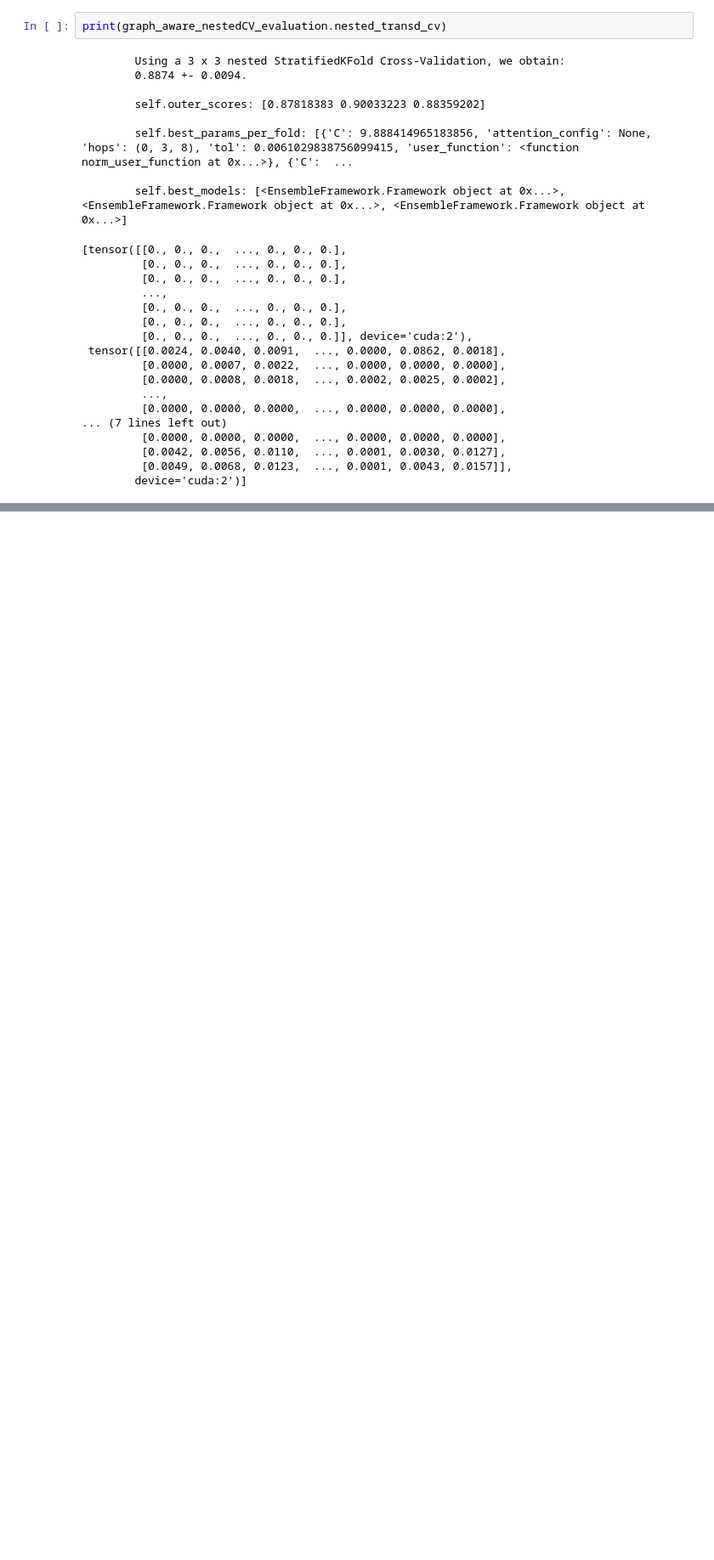
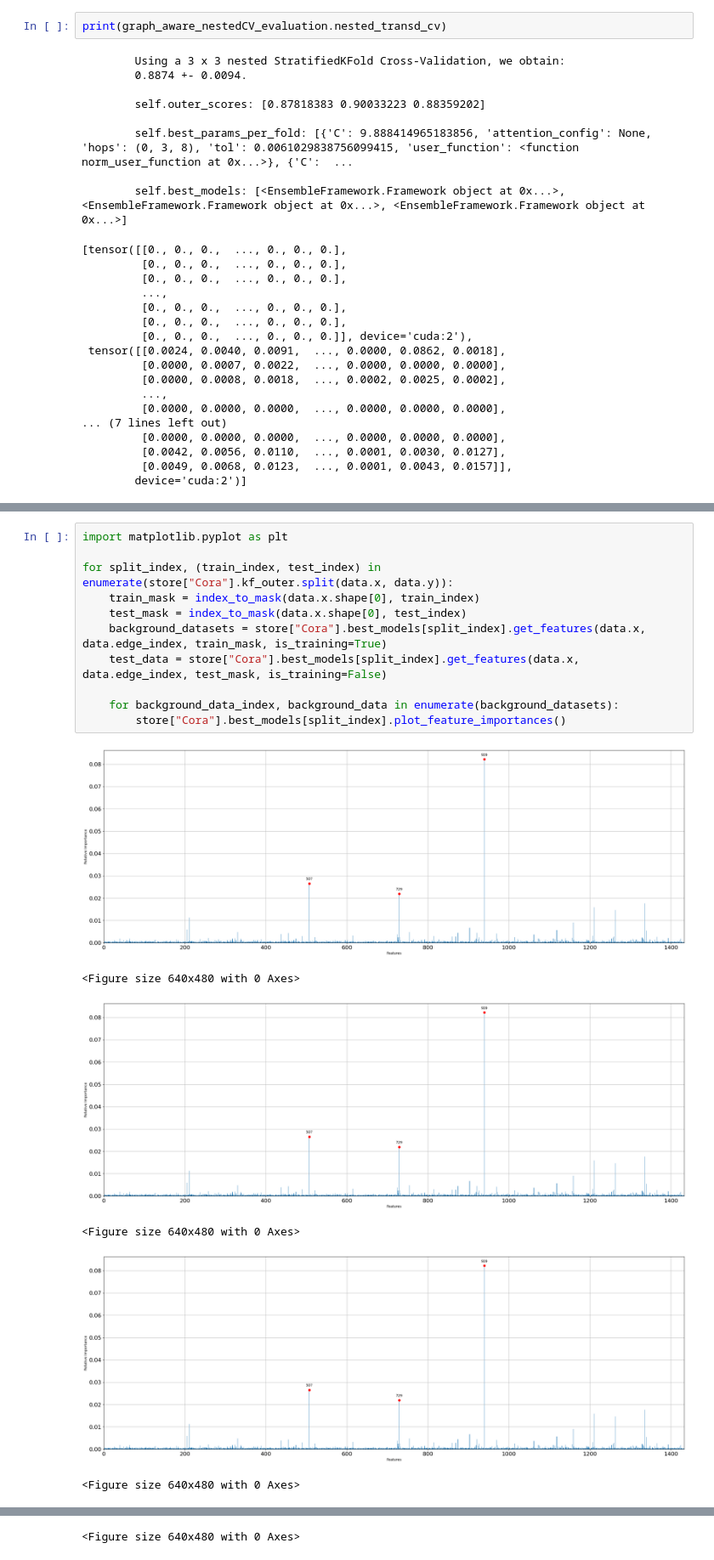
Before and after one commit to danielwalke/GraphAware, a Jupyter notebook: TransductiveGraphAware.ipynb, the cells around one changed output, grey strips where cells are left out. Shown at 85% size. Saved outputs shown, nothing was run; the diff lists cells and outputs as text; blank space fills up the shorter version.

```diff
--- a/TransductiveGraphAware.ipynb
+++ b/TransductiveGraphAware.ipynb
@@ -281,0 +286,18 @@ for split_index, (train_index, test_index) in enumerate(store["Cora"].kf_outer.s
+# %%
+import matplotlib.pyplot as plt
+
+for split_index, (train_index, test_index) in enumerate(store["Cora"].kf_outer.split(data.x, data.y)):
+    train_mask = index_to_mask(data.x.shape[0], train_index)
+    test_mask = index_to_mask(data.x.shape[0], test_index)
+    background_datasets = store["Cora"].best_models[split_index].get_features(data.x, data.edge_index, train_mask, is_training=True)
+    test_data = store["Cora"].best_models[split_index].get_features(data.x, data.edge_index, test_mask, is_training=False)
+
+    for background_data_index, background_data in enumerate(background_datasets):
+        store["Cora"].best_models[split_index].plot_feature_importances()
+# %% [output]
+[figure, added]
+<Figure size 640x480 with 0 Axes>
+[figure, added]
+<Figure size 640x480 with 0 Axes>
+[figure, added]
+<Figure size 640x480 with 0 Axes>
@@ -281,0 +305 @@ for split_index, (train_index, test_index) in enumerate(store["Cora"].kf_outer.s
+<Figure size 640x480 with 0 Axes>
```
Also changed, not shown: parts of 3 cells of this notebook, 6 other files.
